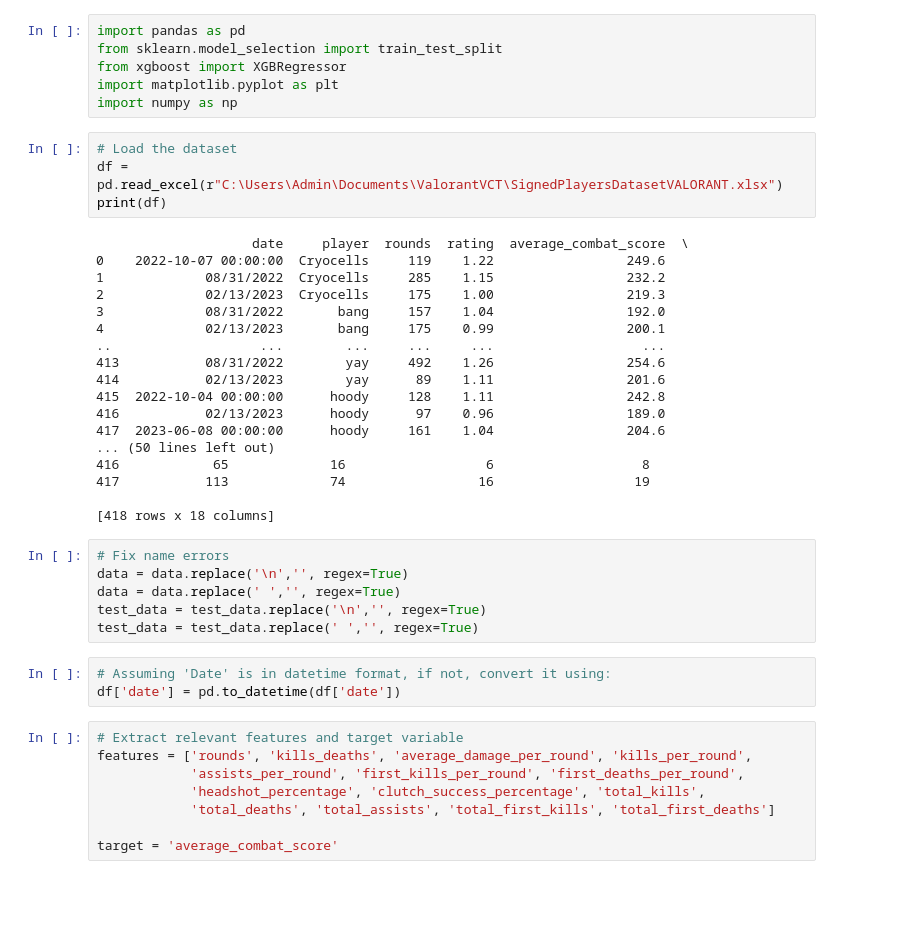
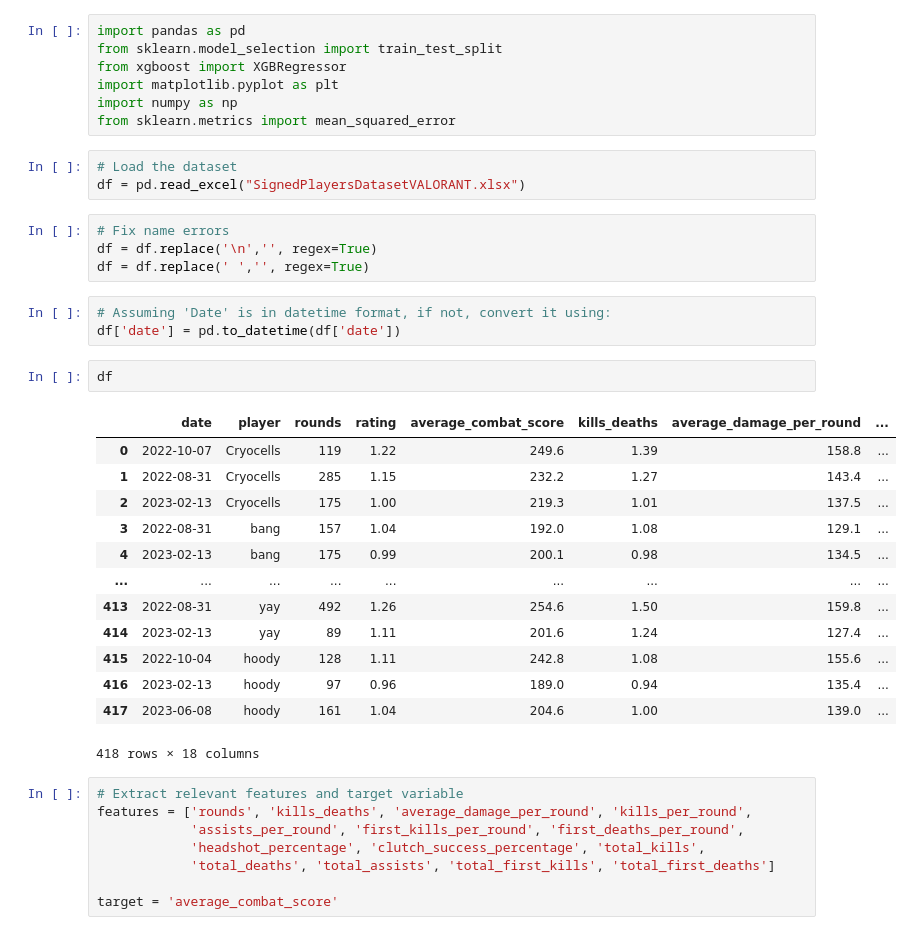
Before and after one commit to jamespocoqwer/valorantvct, a Jupyter notebook: ValorantVCT/XGBoostModel.ipynb, the cells around one changed output. Drawn from its saved outputs; the diff is of its cells as text; blank space fills up the shorter version.

```diff
--- a/ValorantVCT/XGBoostModel.ipynb
+++ b/ValorantVCT/XGBoostModel.ipynb
@@ -4,37 +4,33 @@ from sklearn.model_selection import train_test_split
 from xgboost import XGBRegressor
 import matplotlib.pyplot as plt
 import numpy as np
+from sklearn.metrics import mean_squared_error
 # %%
 # Load the dataset
-df = pd.read_excel(r"C:\Users\Admin\Documents\ValorantVCT\SignedPlayersDatasetVALORANT.xlsx")
-print(df)
+df = pd.read_excel("SignedPlayersDatasetVALORANT.xlsx")
-# %% [output]
-                    date     player  rounds  rating  average_combat_score  \
-0    2022-10-07 00:00:00  Cryocells     119    1.22                 249.6
-1             08/31/2022  Cryocells     285    1.15                 232.2
-2             02/13/2023  Cryocells     175    1.00                 219.3
-3             08/31/2022       bang     157    1.04                 192.0
-4             02/13/2023       bang     175    0.99                 200.1
-..                   ...        ...     ...     ...                   ...
-413           08/31/2022        yay     492    1.26                 254.6
-414           02/13/2023        yay      89    1.11                 201.6
-415  2022-10-04 00:00:00      hoody     128    1.11                 242.8
-416           02/13/2023      hoody      97    0.96                 189.0
-417  2023-06-08 00:00:00      hoody     161    1.04                 204.6
-... (50 lines left out)
-416            65             16                  6                   8
-417           113             74                 16                  19
-
-[418 rows x 18 columns]
 # %%
 # Fix name errors
-data = data.replace('\n','', regex=True)
-data = data.replace(' ','', regex=True)
-test_data = test_data.replace('\n','', regex=True)
-test_data = test_data.replace(' ','', regex=True)
+df = df.replace('\n','', regex=True)
+df = df.replace(' ','', regex=True)
 # %%
 # Assuming 'Date' is in datetime format, if not, convert it using:
 df['date'] = pd.to_datetime(df['date'])
+# %%
+df
+# %% [output]
+|  | date | player | rounds | rating | average_combat_score | kills_deaths | average_damage_per_round | ... |
+| 0 | 2022-10-07 | Cryocells | 119 | 1.22 | 249.6 | 1.39 | 158.8 | ... |
+| 1 | 2022-08-31 | Cryocells | 285 | 1.15 | 232.2 | 1.27 | 143.4 | ... |
+| 2 | 2023-02-13 | Cryocells | 175 | 1.00 | 219.3 | 1.01 | 137.5 | ... |
+| 3 | 2022-08-31 | bang | 157 | 1.04 | 192.0 | 1.08 | 129.1 | ... |
+| 4 | 2023-02-13 | bang | 175 | 0.99 | 200.1 | 0.98 | 134.5 | ... |
+| ... | ... | ... | ... | ... | ... | ... | ... | ... |
+| 413 | 2022-08-31 | yay | 492 | 1.26 | 254.6 | 1.50 | 159.8 | ... |
+| 414 | 2023-02-13 | yay | 89 | 1.11 | 201.6 | 1.24 | 127.4 | ... |
+| 415 | 2022-10-04 | hoody | 128 | 1.11 | 242.8 | 1.08 | 155.6 | ... |
+| 416 | 2023-02-13 | hoody | 97 | 0.96 | 189.0 | 0.94 | 135.4 | ... |
+| 417 | 2023-06-08 | hoody | 161 | 1.04 | 204.6 | 1.00 | 139.0 | ... |
+418 rows × 18 columns
 # %%
 # Extract relevant features and target variable
 features = ['rounds', 'kills_deaths', 'average_damage_per_round', 'kills_per_round',
```
Also changed, not shown: parts of 8 cells of this notebook.
